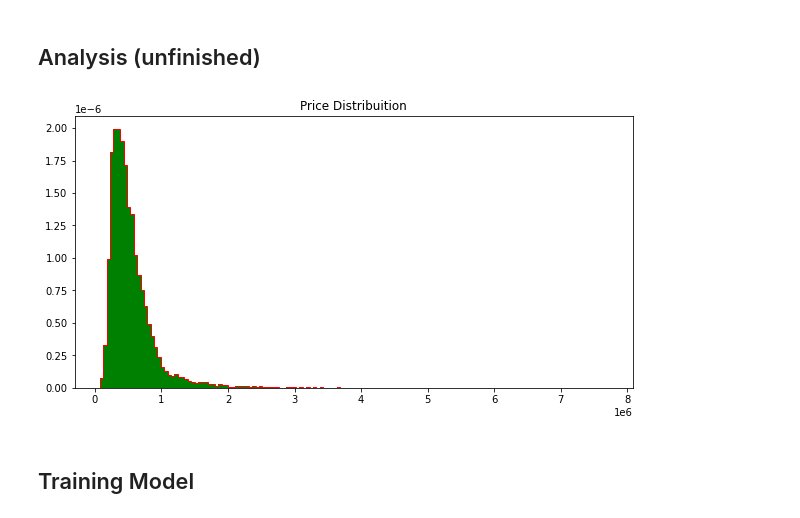
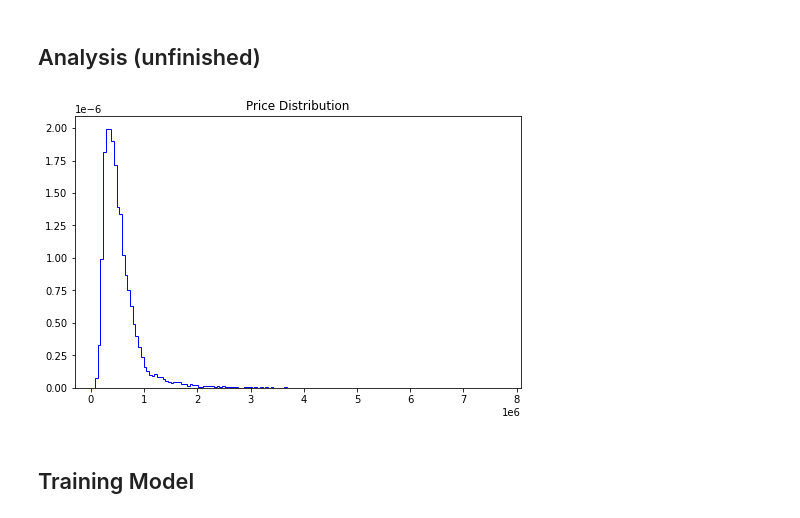
Before and after one commit to cmordi/redfin-pipeline, a Jupyter notebook: housing_model.ipynb, the cells around one changed output. Cells and saved outputs as stored; diff of their text form; code cells hidden in the pictures.

Commit message:
visualisation fix

```diff
--- a/housing_model.ipynb
+++ b/housing_model.ipynb
@@ -131,15 +131,14 @@ dtype: int64
 #this is to make sure that i am using the pandas built-in datetime module in order to make sure that there is accuracy
 df["date"]=pd.to_datetime(df.date)
 # %%
-#the price distribution of the houses. will show the importance later on
+#the price distribution of the houses visualised. will show the importance later on
 
-plt.figure(figsize =(10, 5))
-plt.title("Price Distribuition")
-plt.hist(df.price , bins =150 , color = "g" ,density =True)
-plt.hist(df.price , bins =150 , color = "r" ,density =True , histtype='step' )
+plt.figure(figsize =(8, 5))
+plt.title("Price Distribution")
+plt.hist(df.price , bins =150 , color = "b" ,density =True , histtype='step' )
 plt.show()
 # %% [output]
-[figure, old version]
+[figure, new version]
 # %% [markdown]
 ## Training Model
 # %%
```
